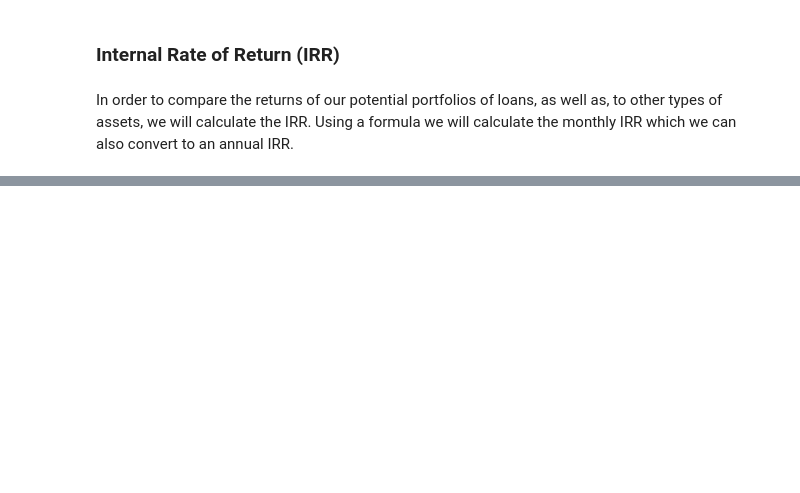
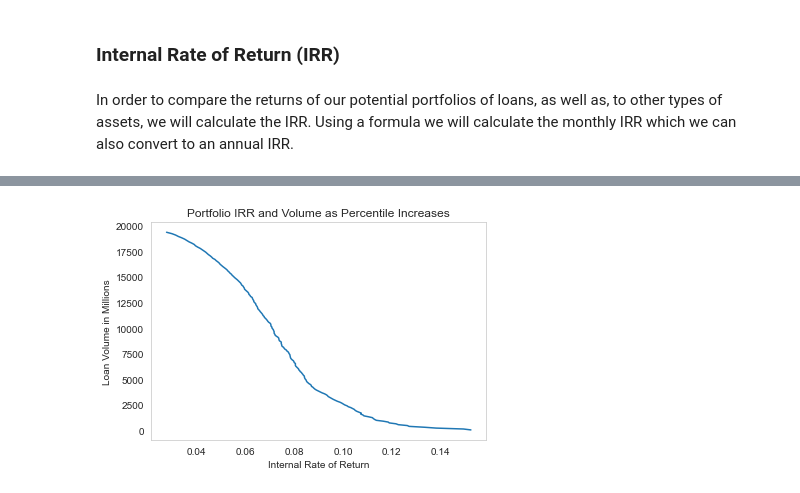
Before and after one commit to DanEllen/Lending-Club-Project, a Jupyter notebook: Lending Club Analysis.ipynb, the cells around one changed output, grey strips where cells are left out. Cells and saved outputs as stored; diff of their text form; code cells hidden in the pictures; blank space fills up the shorter version.

```diff
--- a/Lending Club Analysis.ipynb
+++ b/Lending Club Analysis.ipynb
@@ -727,0 +962,4 @@ Max spread:  0.16088070616269456
+# %%
+test_df2 = pd.merge(X_test, test_df[cols_to_use], how='left', left_index=True, right_index=True)
+# %%
+test_df2['irr_pred']=predictions
@@ -727,0 +968,27 @@ Max spread:  0.16088070616269456
+# %%
+subset = np.arange(0.005, 1.005, 0.005).tolist()
+# %%
+results_pred_irr = pd.DataFrame(columns=['percentile', 'irr','volume_mm'])
+n_loans = test_df2.shape[0]
+test_df3 = test_df2.sort_values(ascending=False, by='irr_pred')
+num = 0
+
+for percent in subset:
+    irr_df = test_df3[:int(round((percent*n_loans),0))]
+    # Volume is multiplied by 5 and 5 because the test set is actually 20% of 20%
+    # of the total size of the loans due to the train/test split of the two models
+    volume = (irr_df['loan_amnt'].sum()/1000000)*5*5
+    irr = calculate_irr(irr_df)
+    results_pred_irr.loc[num] = [percent] + [irr] + [volume]
+    num += 1
+# %%
+plt.rcParams.update({'font.size': 10})
+f, ax = plt.subplots()
+ax.grid(False)
+ax.plot(results_pred_irr.irr, results_pred_irr.volume_mm)
+ax.set_ylabel('Loan Volume in Millions')
+ax.set(xlabel="Internal Rate of Return", title="Portfolio IRR and Volume as Percentile Increases")
+# ax.set_xlim([0.02, 0.08])
+f.savefig('./images/percentile_threshold_IRR.png', facecolor=f.get_facecolor(), transparent=True, dpi=500)
+# %% [output]
+[figure, added]
```
Also changed, not shown: parts of 71 cells of this notebook, 10 other files.
